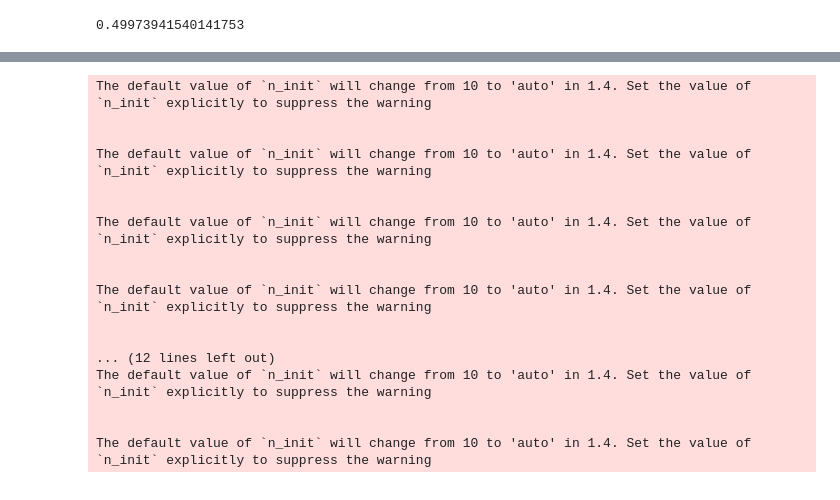
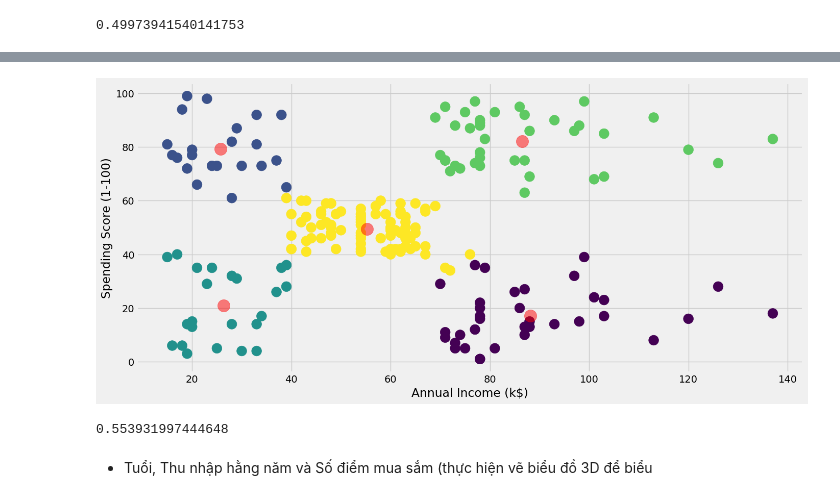
Before and after one commit to thanhluan15/data-mining-course, a Jupyter notebook: lab5/bai3.ipynb, the cells around one changed output, grey strips where cells are left out. Drawn from its saved outputs; the diff is of its cells as text; code cells hidden in the pictures.

```diff
--- a/lab5/bai1.ipynb
+++ b/lab5/bai3.ipynb
@@ -129,5 +185,5 @@ for n in range(1,11):
 # %%
-algorithm = KMeans(n_clusters=4, init='random')
+algorithm = KMeans(n_clusters=5, init='random')
 algorithm.fit(X2)
 labels2 = algorithm.labels_
 centroids2 = algorithm.cluster_centers_
@@ -136,26 +190,23 @@ The default value of `n_init` will change from 10 to 'auto' in 1.4. Set the valu
+# %%
+plt.figure(1, figsize=(15,7))
+plt.clf()
+plt.scatter(x= 'Annual Income (k$)',y= 'Spending Score (1-100)', data=data, c = labels2, s=200)
+plt.scatter(x= centroids2[:,0],y= centroids2[:,1], c = 'red', s=300, alpha=0.5)
+plt.xlabel('Annual Income (k$)'), plt.ylabel('Spending Score (1-100)')
+plt.show()
+# %% [output]
+[figure, added]
+# %%
+metrics.silhouette_score(X2, labels2, metric='euclidean')
+# %% [output]
+0.553931997444648
+# %% [markdown]
+- Tuổi, Thu nhập hằng năm và Số điểm mua sắm (thực hiện vẽ biểu đồ 3D để biểu
 # %%
-X3 = data[['Age','Annual Income (k$)', 'Spending Score (1-100)']].iloc[:,:].values
+X3 = data[['Age','Annual Income (k$)','Spending Score (1-100)']].iloc[:,:].values
 inertia = []
 for n in range(1,11):
     algorithm = KMeans(n_clusters=n,init='random')
     algorithm.fit(X3)
     inertia.append(algorithm.inertia_)
 # X3
-# %% [output]
-The default value of `n_init` will change from 10 to 'auto' in 1.4. Set the value of `n_init` explicitly to suppress the warning
-
-
-The default value of `n_init` will change from 10 to 'auto' in 1.4. Set the value of `n_init` explicitly to suppress the warning
-
-
-The default value of `n_init` will change from 10 to 'auto' in 1.4. Set the value of `n_init` explicitly to suppress the warning
-
-
-The default value of `n_init` will change from 10 to 'auto' in 1.4. Set the value of `n_init` explicitly to suppress the warning
-
-
-... (12 lines left out)
-The default value of `n_init` will change from 10 to 'auto' in 1.4. Set the value of `n_init` explicitly to suppress the warning
-
-
-The default value of `n_init` will change from 10 to 'auto' in 1.4. Set the value of `n_init` explicitly to suppress the warning
```
Also changed, not shown: parts of 24 cells of this notebook, 11 other files.
